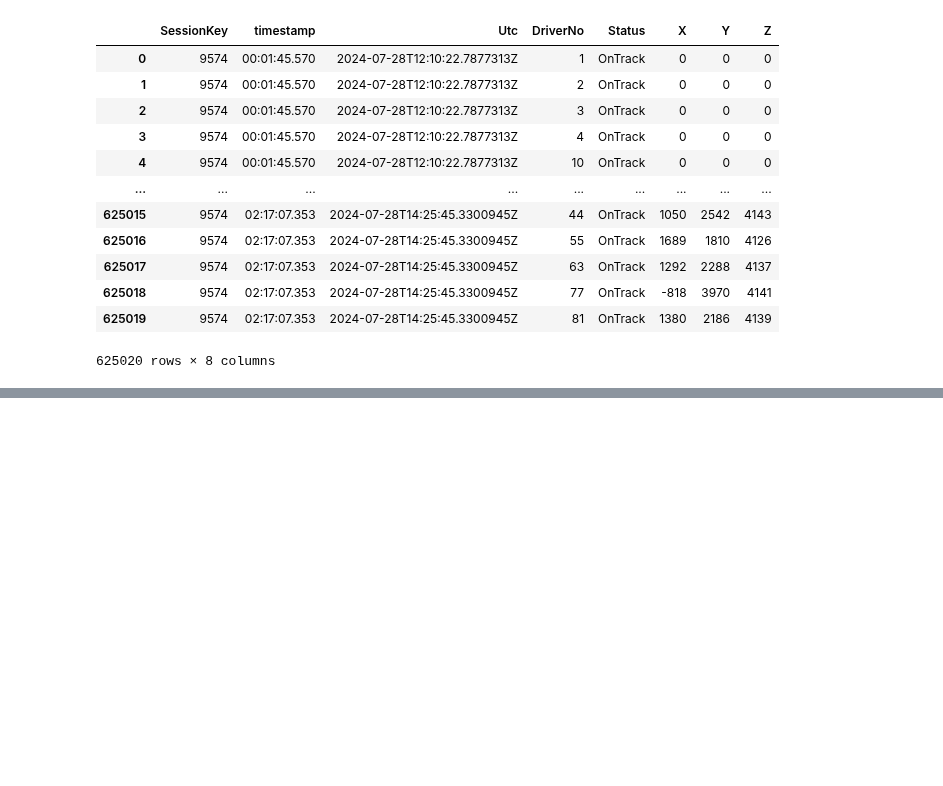
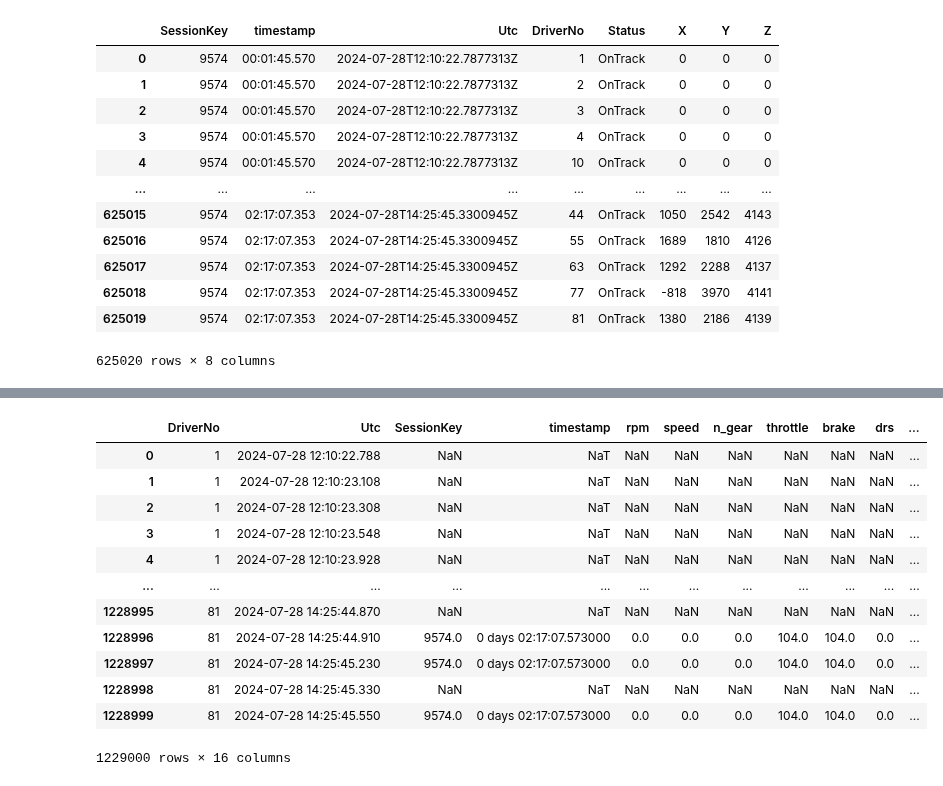
Before and after one commit to GoktugOcal/LiveF1, a Jupyter notebook: test.ipynb, the cells around one changed output, grey strips where cells are left out. Cells and saved outputs as stored; diff of their text form; code cells hidden in the pictures; blank space fills up the shorter version.

Commit message:
polars test

```diff
--- a/test.ipynb
+++ b/test.ipynb
@@ -459,3 +609,32 @@ df, timer = generate_laps_table(session.data_lake.bronze_lake)
+# %%
+import polars as pl
+
+timer = elapser()
+
+timer.set("Get Data")
+df_pos = session.data_lake.bronze_lake.get("Position.z")
+df_pos["Utc"] = to_datetime(df_pos["Utc"])
+df_pos["timestamp"] = pd.to_timedelta(df_pos["timestamp"])
+
+df_car = session.data_lake.bronze_lake.get("CarData.z")
+df_car["Utc"] = to_datetime(df_car["Utc"])
+df_car["timestamp"] = pd.to_timedelta(df_car["timestamp"])
+timer.calc("Get Data")
+
+timer.set("Join Pandas")
+df_pd = df_car.set_index(["DriverNo", "Utc"]).join(df_pos.set_index(["DriverNo", "Utc"]), rsuffix="_pos", how="outer").reset_index().sort_values(["DriverNo", "Utc"])
+timer.calc("Join Pandas")
+
+# df_pd = df_car.join(df_pos, on=["DriverNo", "Utc"], rsuffix="_pos", how="outer").reset_index().sort_values(["DriverNo", "Utc"])
+timer.set("Join Pandas2")
+df_pd2 = pd.merge(df_car, df_pos, on=["DriverNo", "Utc"], how='outer')
+timer.calc("Join Pandas2")
+
+timer.set("Join Polars")
+df_pos = pl.from_pandas(df_pos)
+df_car = pl.from_pandas(df_car)
+df_pl = df_car.join(df_pos, suffix="_pos", how="outer", on=["DriverNo", "Utc"]).sort(["DriverNo", "Utc"])
+timer.calc("Join Polars")
 # %%
 {label: np.mean(vals) for label, vals in timer.records.items()}
 # %% [output]
@@ -494,0 +651,16 @@ df
+# %%
+df_pd
+# %% [output]
+|  | DriverNo | Utc | SessionKey | timestamp | rpm | speed | n_gear | throttle | brake | drs | ... |
+| 0 | 1 | 2024-07-28 12:10:22.788 | NaN | NaT | NaN | NaN | NaN | NaN | NaN | NaN | ... |
+| 1 | 1 | 2024-07-28 12:10:23.108 | NaN | NaT | NaN | NaN | NaN | NaN | NaN | NaN | ... |
+| 2 | 1 | 2024-07-28 12:10:23.308 | NaN | NaT | NaN | NaN | NaN | NaN | NaN | NaN | ... |
+| 3 | 1 | 2024-07-28 12:10:23.548 | NaN | NaT | NaN | NaN | NaN | NaN | NaN | NaN | ... |
+| 4 | 1 | 2024-07-28 12:10:23.928 | NaN | NaT | NaN | NaN | NaN | NaN | NaN | NaN | ... |
+| ... | ... | ... | ... | ... | ... | ... | ... | ... | ... | ... | ... |
+| 1228995 | 81 | 2024-07-28 14:25:44.870 | NaN | NaT | NaN | NaN | NaN | NaN | NaN | NaN | ... |
+| 1228996 | 81 | 2024-07-28 14:25:44.910 | 9574.0 | 0 days 02:17:07.573000 | 0.0 | 0.0 | 0.0 | 104.0 | 104.0 | 0.0 | ... |
+| 1228997 | 81 | 2024-07-28 14:25:45.230 | 9574.0 | 0 days 02:17:07.573000 | 0.0 | 0.0 | 0.0 | 104.0 | 104.0 | 0.0 | ... |
+| 1228998 | 81 | 2024-07-28 14:25:45.330 | NaN | NaT | NaN | NaN | NaN | NaN | NaN | NaN | ... |
+| 1228999 | 81 | 2024-07-28 14:25:45.550 | 9574.0 | 0 days 02:17:07.573000 | 0.0 | 0.0 | 0.0 | 104.0 | 104.0 | 0.0 | ... |
+1229000 rows × 16 columns
```
Also changed, not shown: parts of 10 cells of this notebook, 1 other file.
